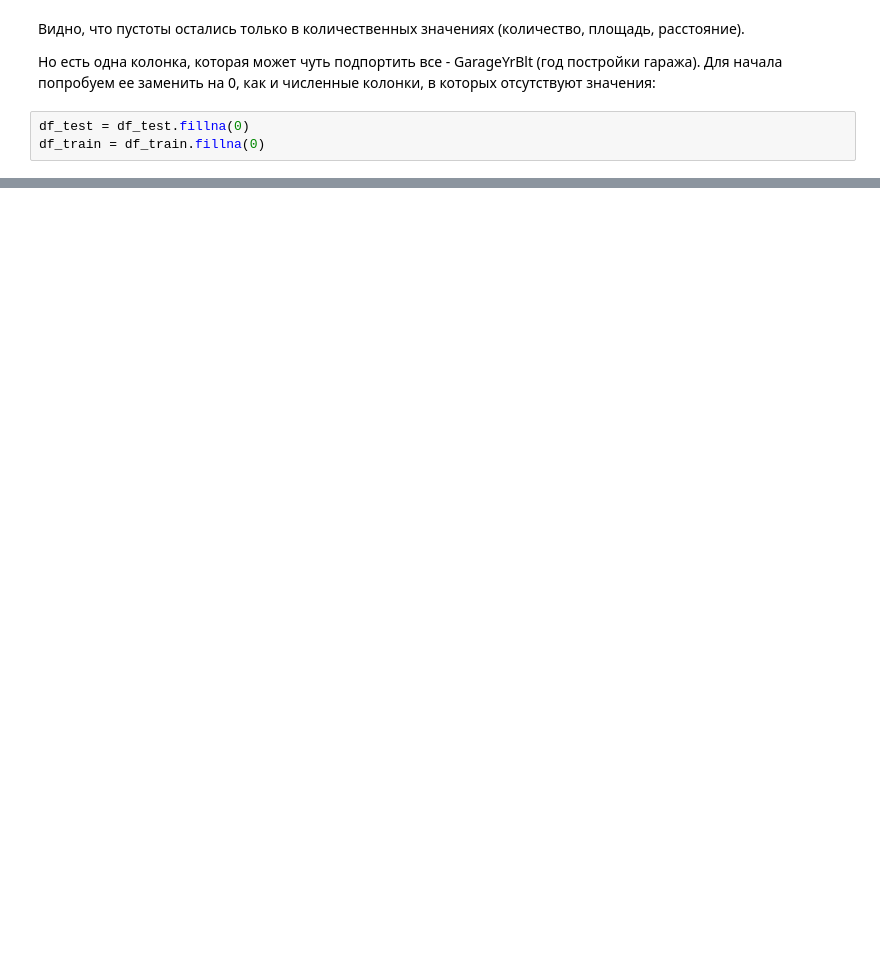
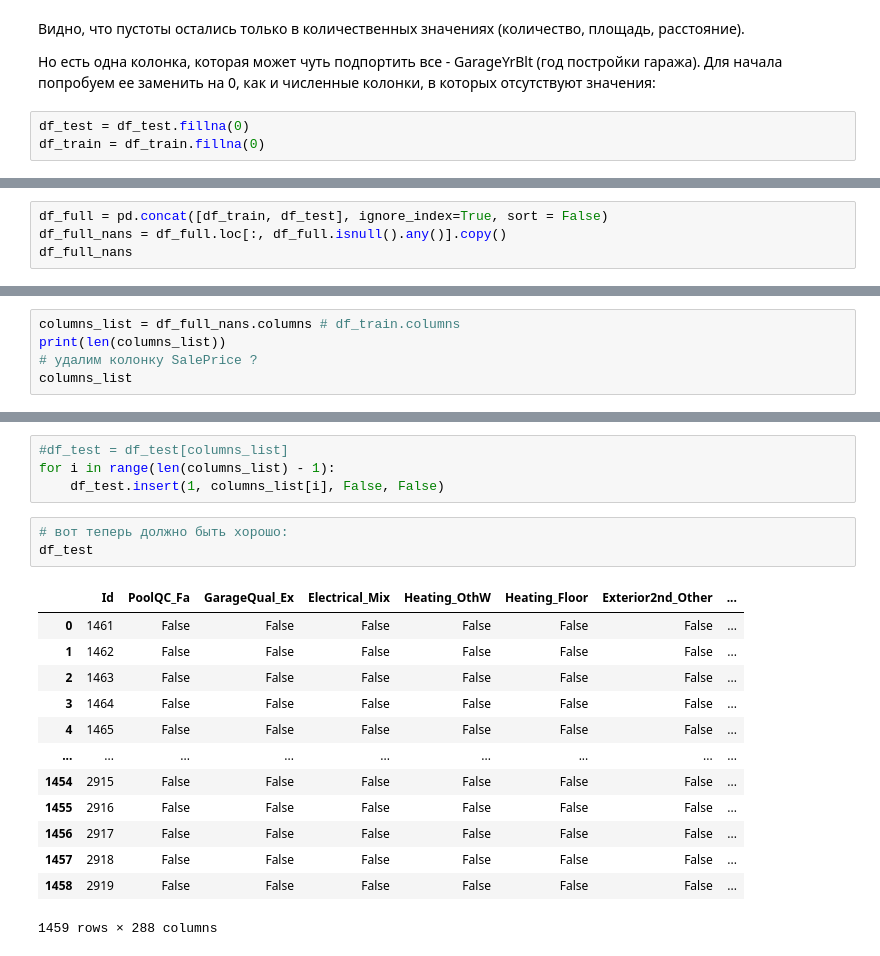
Before and after one commit to VakhromeevaKate/samsung-ai-coursse, a Jupyter notebook: HomeTask/sale_price_prediction.ipynb, the cells around one changed output, grey strips where cells are left out. Drawn from its saved outputs; the diff is of its cells as text; blank space fills up the shorter version.

```diff
--- a/HomeTask/sale_price_prediction.ipynb
+++ b/HomeTask/sale_price_prediction.ipynb
@@ -195,0 +222,4 @@ df_train = df_train.fillna(0)
+# %%
+df_full = pd.concat([df_train, df_test], ignore_index=True, sort = False)
+df_full_nans = df_full.loc[:, df_full.isnull().any()].copy()
+df_full_nans
@@ -195,0 +252,5 @@ df_train = df_train.fillna(0)
+# %%
+columns_list = df_full_nans.columns # df_train.columns
+print(len(columns_list))
+# удалим колонку SalePrice ?
+columns_list
@@ -195,0 +266,21 @@ df_train = df_train.fillna(0)
+# %%
+#df_test = df_test[columns_list]
+for i in range(len(columns_list) - 1):
+    df_test.insert(1, columns_list[i], False, False)
+# %%
+# вот теперь должно быть хорошо:
+df_test
+# %% [output]
+|  | Id | PoolQC_Fa | GarageQual_Ex | Electrical_Mix | Heating_OthW | Heating_Floor | Exterior2nd_Other | ... |
+| 0 | 1461 | False | False | False | False | False | False | ... |
+| 1 | 1462 | False | False | False | False | False | False | ... |
+| 2 | 1463 | False | False | False | False | False | False | ... |
+| 3 | 1464 | False | False | False | False | False | False | ... |
+| 4 | 1465 | False | False | False | False | False | False | ... |
+| ... | ... | ... | ... | ... | ... | ... | ... | ... |
+| 1454 | 2915 | False | False | False | False | False | False | ... |
+| 1455 | 2916 | False | False | False | False | False | False | ... |
+| 1456 | 2917 | False | False | False | False | False | False | ... |
+| 1457 | 2918 | False | False | False | False | False | False | ... |
+| 1458 | 2919 | False | False | False | False | False | False | ... |
+1459 rows × 288 columns
```
Also changed, not shown: parts of 8 cells of this notebook, 2 other files.
